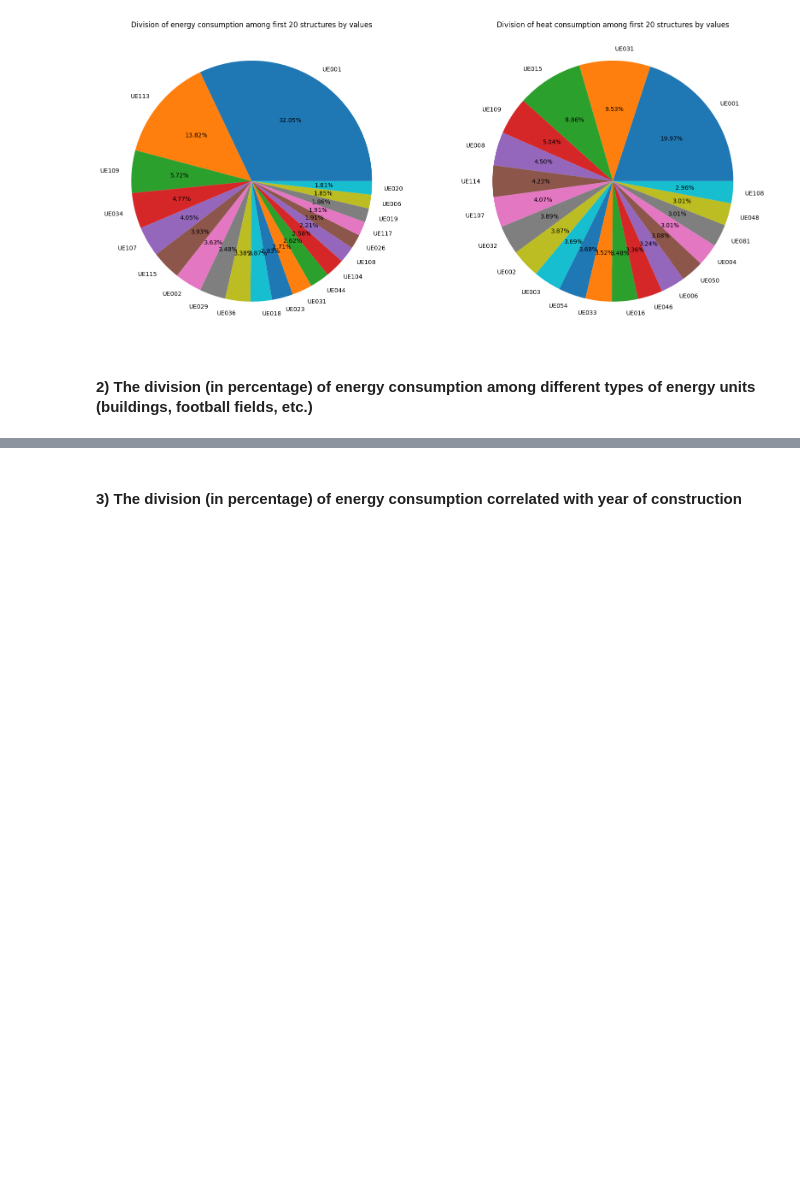
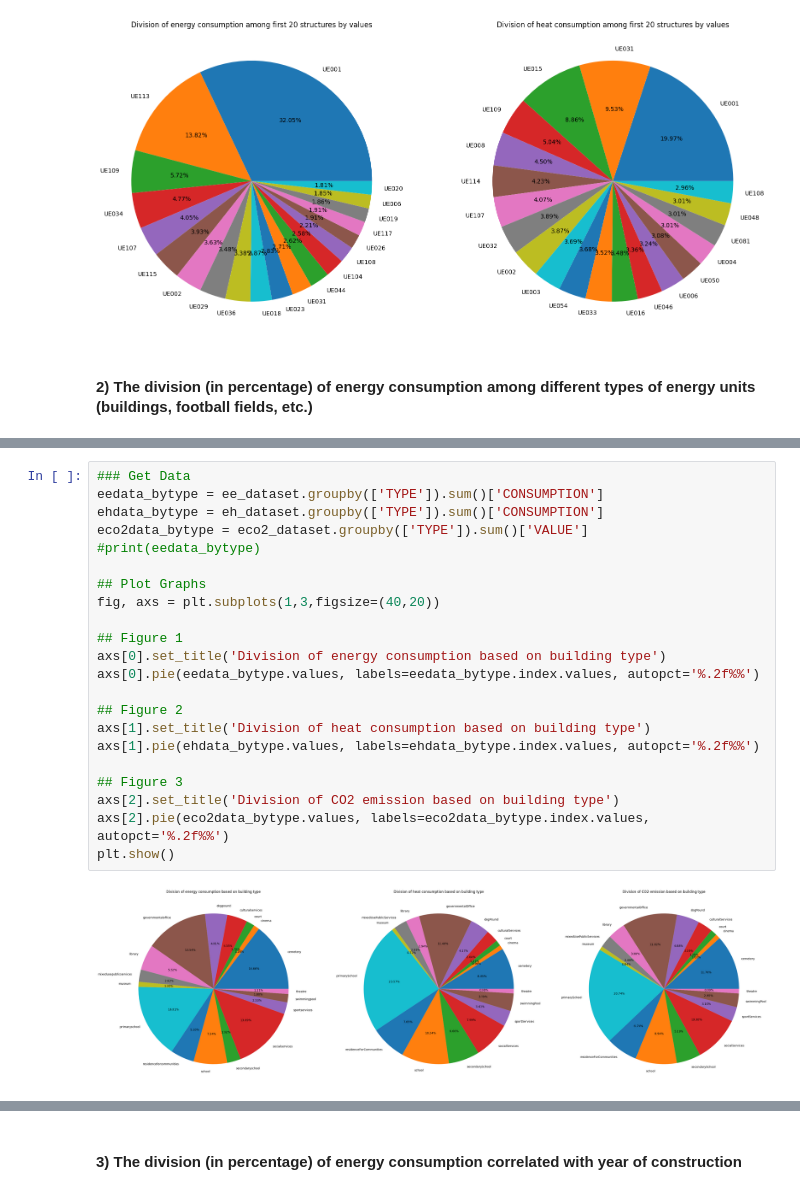
Before and after one commit to matteoForoni/energy-consumption-re, a Jupyter notebook: energy_consumption_re_analysis.ipynb, the cells around one changed output, grey strips where cells are left out. Cells and saved outputs as stored; diff of their text form; blank space fills up the shorter version.

```diff
--- a/energy_consumption_re_analysis.ipynb
+++ b/energy_consumption_re_analysis.ipynb
@@ -645,0 +665,24 @@ plt.show()
+# %%
+### Get Data
+eedata_bytype = ee_dataset.groupby(['TYPE']).sum()['CONSUMPTION']
+ehdata_bytype = eh_dataset.groupby(['TYPE']).sum()['CONSUMPTION']
+eco2data_bytype = eco2_dataset.groupby(['TYPE']).sum()['VALUE']
+#print(eedata_bytype)
+
+## Plot Graphs
+fig, axs = plt.subplots(1,3,figsize=(40,20))
+
+## Figure 1
+axs[0].set_title('Division of energy consumption based on building type')
+axs[0].pie(eedata_bytype.values, labels=eedata_bytype.index.values, autopct='%.2f%%')
+
+## Figure 2
+axs[1].set_title('Division of heat consumption based on building type')
+axs[1].pie(ehdata_bytype.values, labels=ehdata_bytype.index.values, autopct='%.2f%%')
+
+## Figure 3
+axs[2].set_title('Division of CO2 emission based on building type')
+axs[2].pie(eco2data_bytype.values, labels=eco2data_bytype.index.values, autopct='%.2f%%')
+plt.show()
+# %% [output]
+[figure, added]
```
Also changed, not shown: parts of 6 cells of this notebook.
